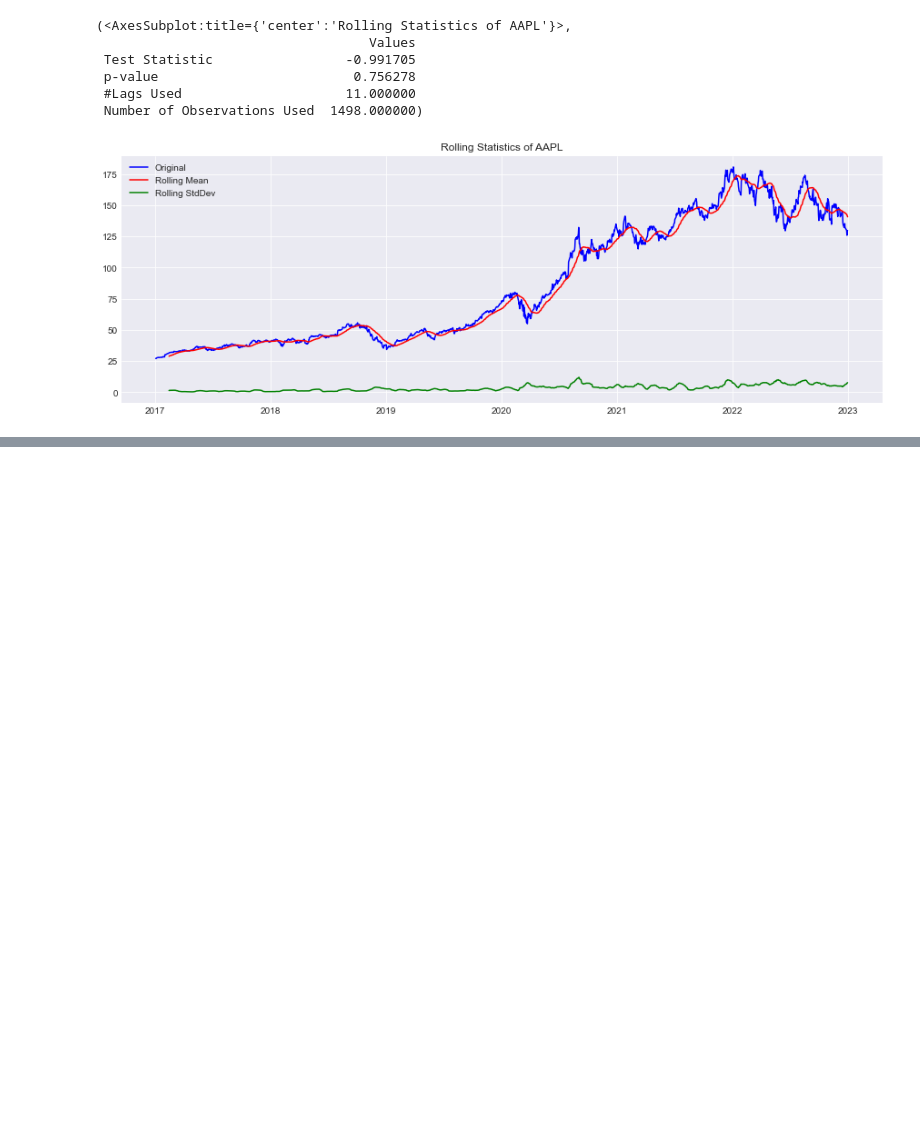
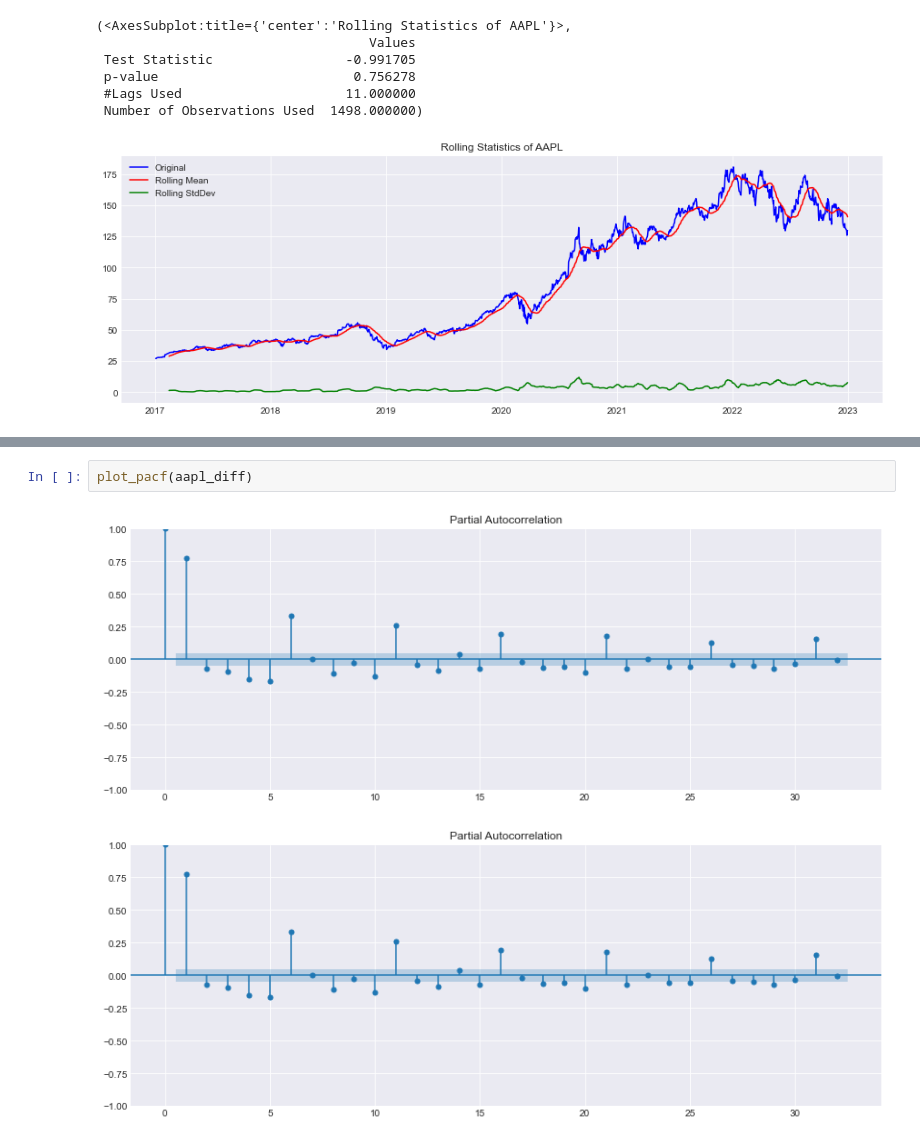
Before and after one commit to rahulakrish/portfolio_builder, a Jupyter notebook: notebook.ipynb, the cells around one changed output, grey strips where cells are left out. Saved outputs shown, nothing was run; the diff lists cells and outputs as text; blank space fills up the shorter version.

```diff
--- a/notebook.ipynb
+++ b/notebook.ipynb
@@ -246,0 +273,5 @@ df_diff
+# %%
+plot_pacf(aapl_diff)
+# %% [output]
+[figure, added]
+[figure, added]
```
Also changed, not shown: parts of 13 cells of this notebook.
